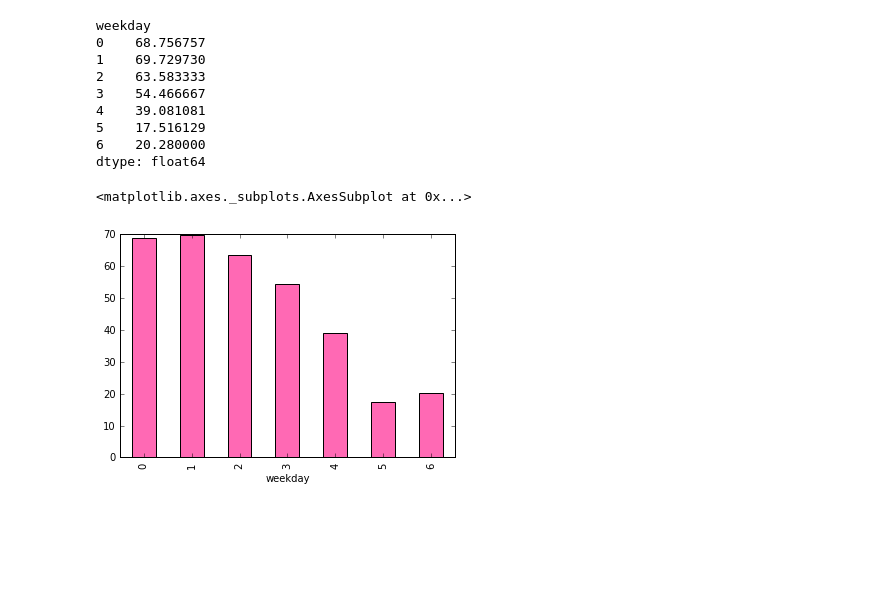
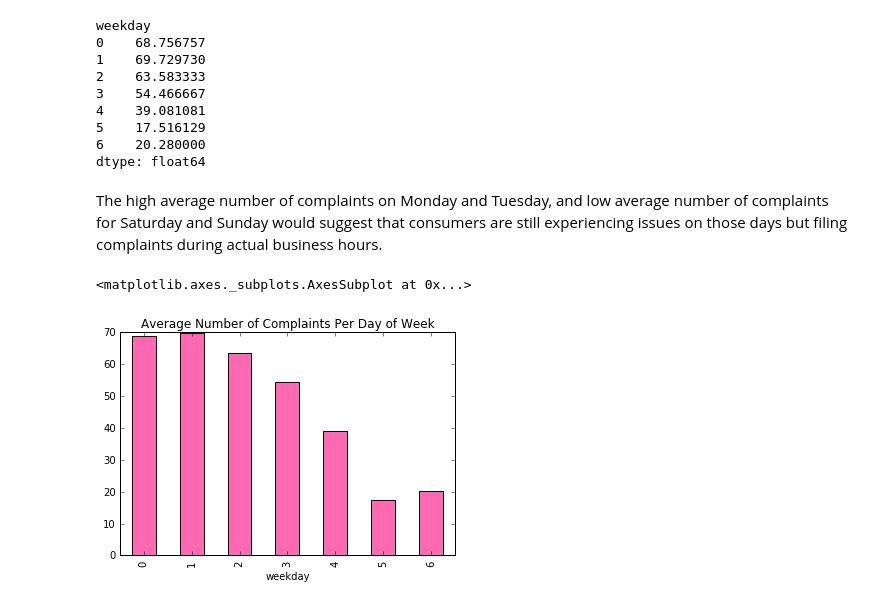
Before and after one commit to tarakdavis/consumer-complaints, a Jupyter notebook: consumer_complaints.ipynb, the cells around one changed output. Saved outputs shown, nothing was run; the diff lists cells and outputs as text; code cells hidden in the pictures; blank space fills up the shorter version.

```diff
--- a/consumer_complaints.ipynb
+++ b/consumer_complaints.ipynb
@@ -78,8 +84,10 @@ weekday
 5    17.516129
 6    20.280000
 dtype: float64
+# %% [markdown]
+The high average number of complaints on Monday and Tuesday, and low average number of complaints for Saturday and Sunday would suggest that consumers are still experiencing issues on those days but filing complaints during actual business hours.
 # %%
-weekly_mean.plot(kind='bar', color='hotpink')
+weekly_mean.plot(kind='bar', color='hotpink', title='Average Number of Complaints Per Day of Week')
 # %% [output]
 <matplotlib.axes._subplots.AxesSubplot at 0x...>
-[figure, old version]
+[figure, new version]
```
Also changed, not shown: parts of 6 cells of this notebook.
